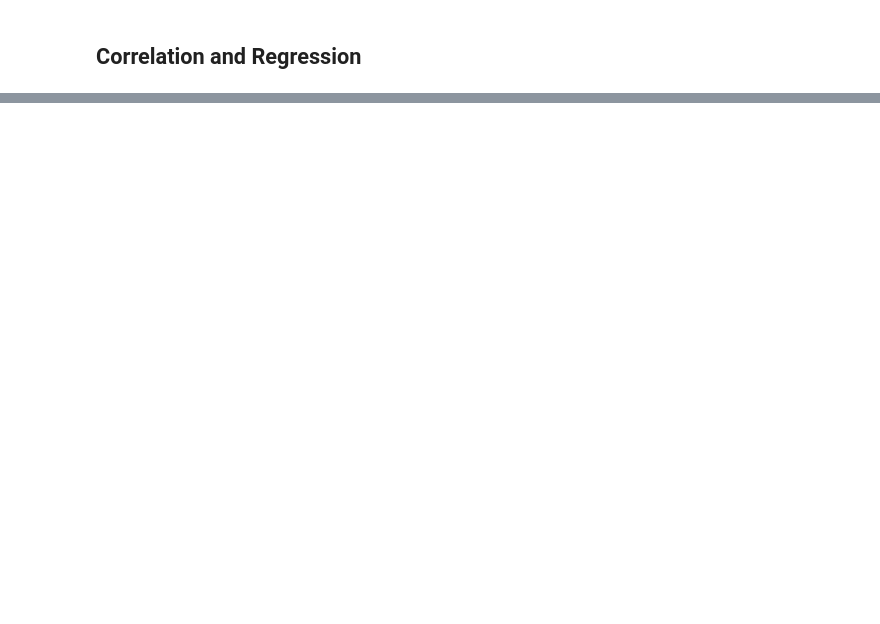
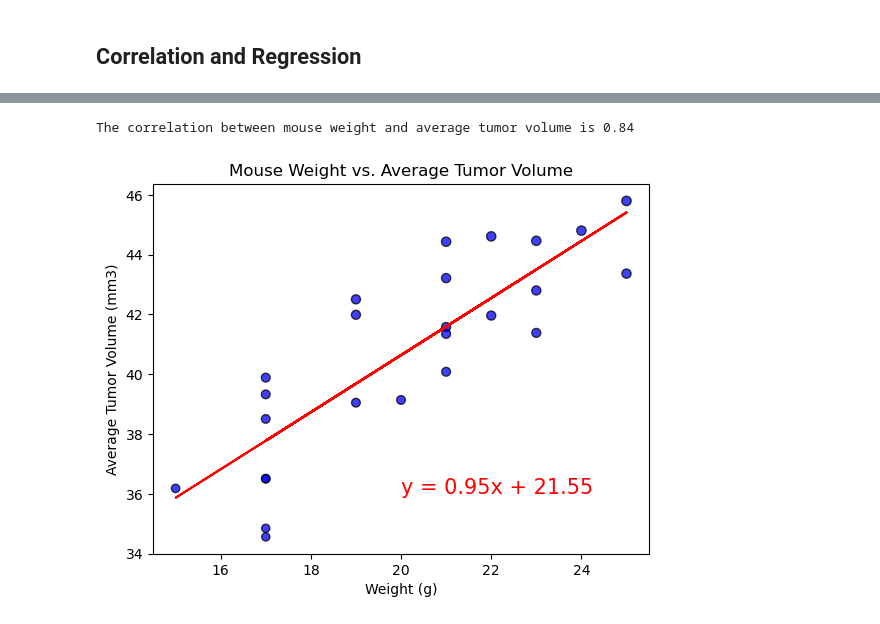
Before and after one commit to AdalbertPayan/matplotlib_challenge, a Jupyter notebook: Starter_Code/Pymaceuticals/pymaceuticals_starter.ipynb, the cells around one changed output, grey strips where cells are left out. Drawn from its saved outputs; the diff is of its cells as text; code cells hidden in the pictures; blank space fills up the shorter version.

```diff
--- a/Starter_Code/Pymaceuticals/pymaceuticals_starter.ipynb
+++ b/Starter_Code/Pymaceuticals/pymaceuticals_starter.ipynb
@@ -379,0 +420,36 @@ The correlation between mouse weight and the average tumor volume is 0.84
+# %%
+# Calculate the correlation coefficient and a linear regression model
+# for mouse weight and average observed tumor volume for the entire Capomulin regimen
+# for entire Capomulin data
+correlation = st.pearsonr(capomulin_scatter_plot['Weight (g)'], capomulin_scatter_plot['Tumor Volume (mm3)'])
+print(f"The correlation between mouse weight and average tumor volume is {round(correlation[0],2)}")
+
+# linear regression model
+from scipy.stats import linregress
+x_values = capomulin_scatter_plot['Weight (g)']
+y_values = capomulin_scatter_plot['Tumor Volume (mm3)']
+(slope, intercept, rvalue, pvalue, stderr) = linregress(x_values, y_values)
+
+# get regression values
+regress_values = x_values * slope + intercept
+
+# get line equation
+line_eq = "y = " + str(round(slope,2)) + "x + " + str(round(intercept,2))
+
+# plot scatter chart
+plt.scatter(x_values,y_values, marker='o', facecolors='blue', edgecolors='black', s=capomulin_scatter_plot['Tumor Volume (mm3)'], alpha=.75)
+
+# plot regression line
+plt.plot(x_values,regress_values,"r-")
+
+# label scatter chart
+plt.title('Mouse Weight vs. Average Tumor Volume')
+plt.ylabel('Average Tumor Volume (mm3)')
+plt.xlabel('Weight (g)')
+plt.annotate(line_eq,(20,36),fontsize=15,color="red")
+
+# show scatter chart
+plt.show()
+# %% [output]
+The correlation between mouse weight and average tumor volume is 0.84
+[figure, added]
```
Also changed, not shown: parts of 8 cells of this notebook, 2 other files.
